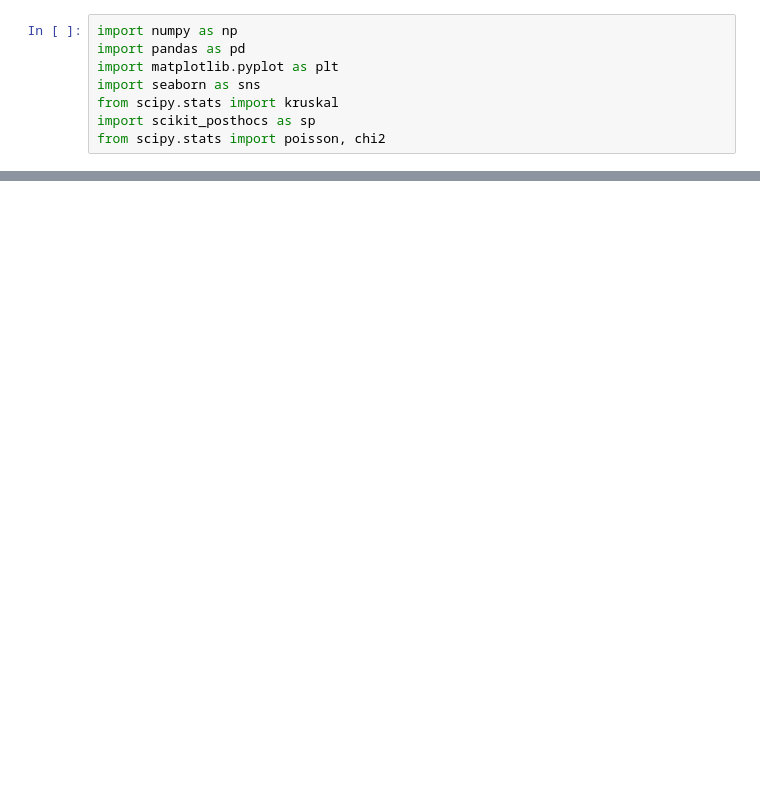
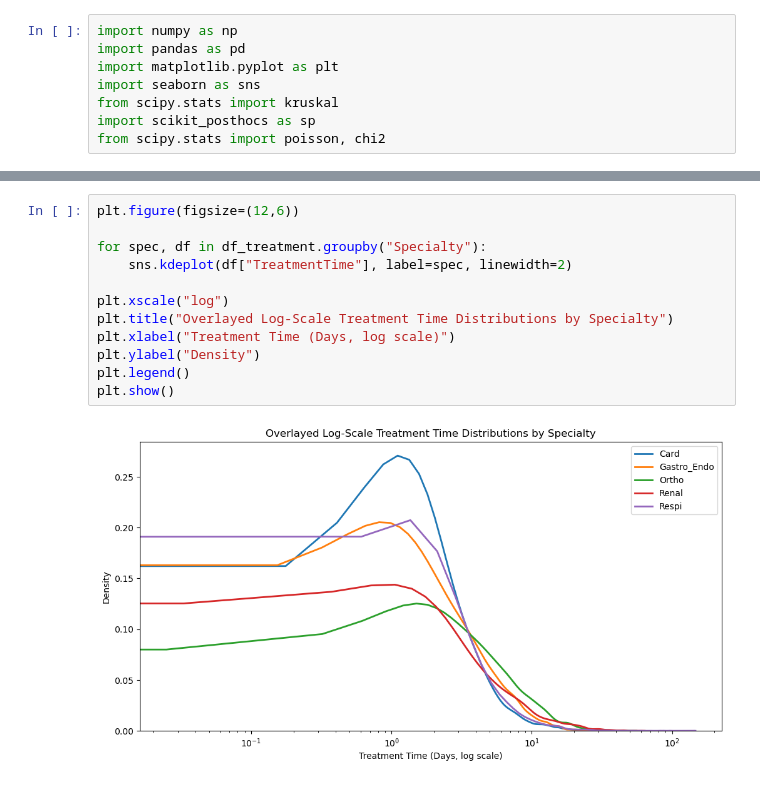
Before and after one commit to elenayzhu/mie360, a Jupyter notebook: Treatment_InputModelling.ipynb, the cells around one changed output, grey strips where cells are left out. Cells and saved outputs as stored; diff of their text form; blank space fills up the shorter version.

```diff
--- a/Treatment_InputModelling.ipynb
+++ b/Treatment_InputModelling.ipynb
@@ -28,0 +101,14 @@ from scipy.stats import poisson, chi2
+# %%
+plt.figure(figsize=(12,6))
+
+for spec, df in df_treatment.groupby("Specialty"):
+    sns.kdeplot(df["TreatmentTime"], label=spec, linewidth=2)
+
+plt.xscale("log")
+plt.title("Overlayed Log-Scale Treatment Time Distributions by Specialty")
+plt.xlabel("Treatment Time (Days, log scale)")
+plt.ylabel("Density")
+plt.legend()
+plt.show()
+# %% [output]
+[figure, added]
```
Also changed, not shown: parts of 6 cells of this notebook.
